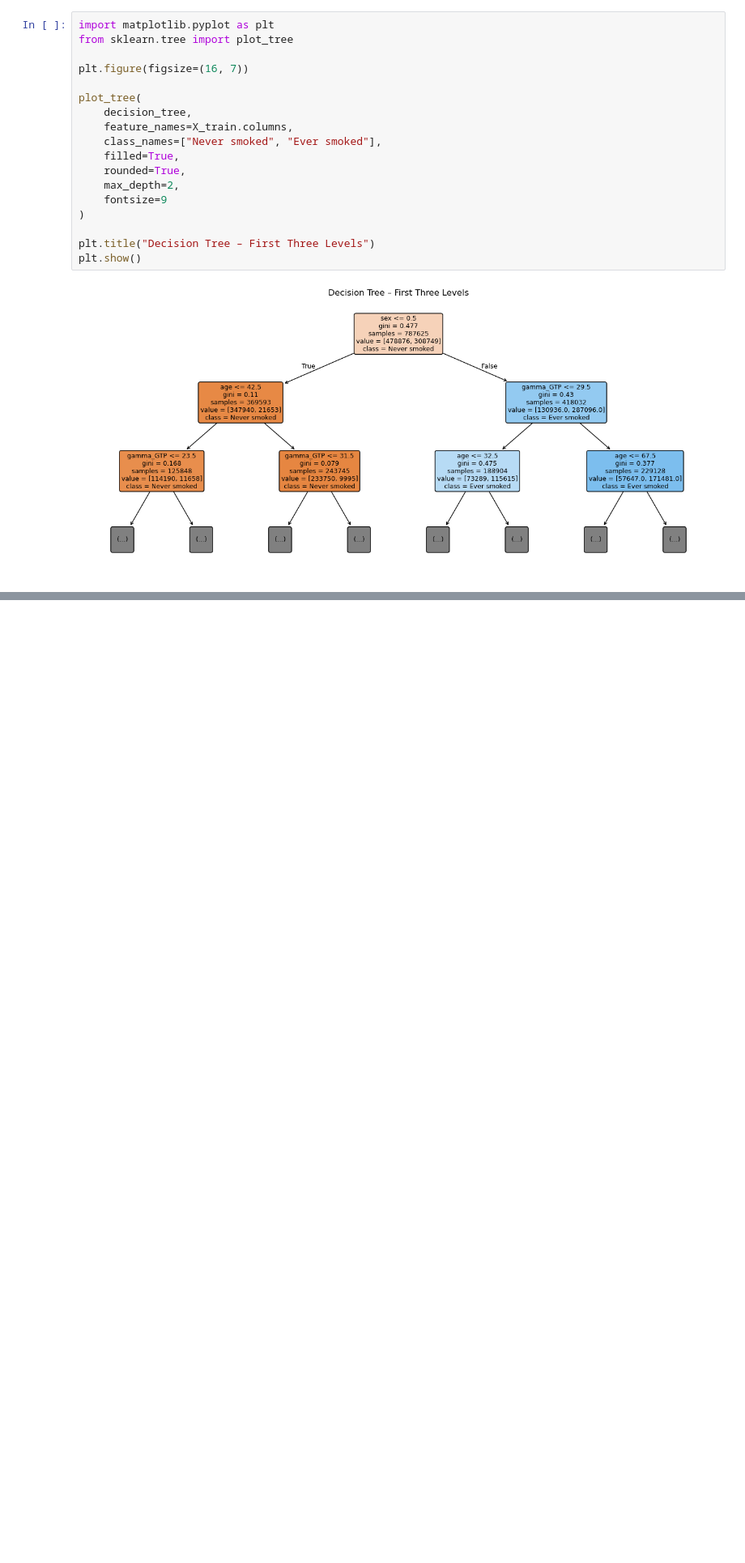
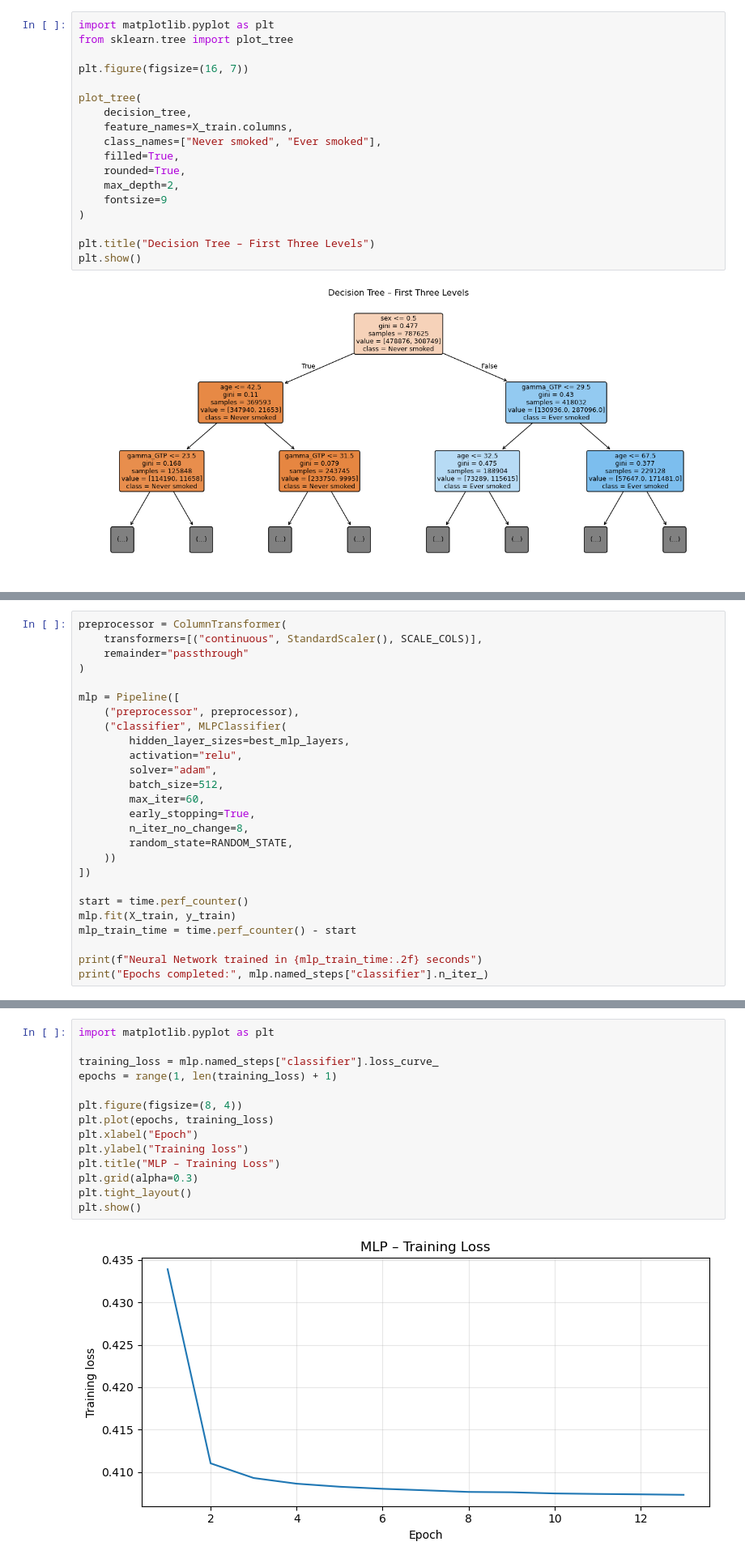
Before and after one commit to johannegg/IT3212, a Jupyter notebook: Assignment3/task5_6_classification_algorithms.ipynb, the cells around one changed output, grey strips where cells are left out. Shown at 81% size. Cells and saved outputs as stored; diff of their text form; blank space fills up the shorter version.

```diff
--- a/Assignment3/task5_6_classification_algorithms.ipynb
+++ b/Assignment3/task5_6_classification_algorithms.ipynb
@@ -159,0 +279,26 @@ plt.show()
+# %%
+preprocessor = ColumnTransformer(
+    transformers=[("continuous", StandardScaler(), SCALE_COLS)],
+    remainder="passthrough"
+)
+
+mlp = Pipeline([
+    ("preprocessor", preprocessor),
+    ("classifier", MLPClassifier(
+        hidden_layer_sizes=best_mlp_layers,
+        activation="relu",
+        solver="adam",
+        batch_size=512,
+        max_iter=60,
+        early_stopping=True,
+        n_iter_no_change=8,
+        random_state=RANDOM_STATE,
+    ))
+])
+
+start = time.perf_counter()
+mlp.fit(X_train, y_train)
+mlp_train_time = time.perf_counter() - start
+
+print(f"Neural Network trained in {mlp_train_time:.2f} seconds")
+print("Epochs completed:", mlp.named_steps["classifier"].n_iter_)
@@ -159,0 +310,16 @@ plt.show()
+# %%
+import matplotlib.pyplot as plt
+
+training_loss = mlp.named_steps["classifier"].loss_curve_
+epochs = range(1, len(training_loss) + 1)
+
+plt.figure(figsize=(8, 4))
+plt.plot(epochs, training_loss)
+plt.xlabel("Epoch")
+plt.ylabel("Training loss")
+plt.title("MLP – Training Loss")
+plt.grid(alpha=0.3)
+plt.tight_layout()
+plt.show()
+# %% [output]
+[figure, added]
```
Also changed, not shown: parts of 15 cells of this notebook.
